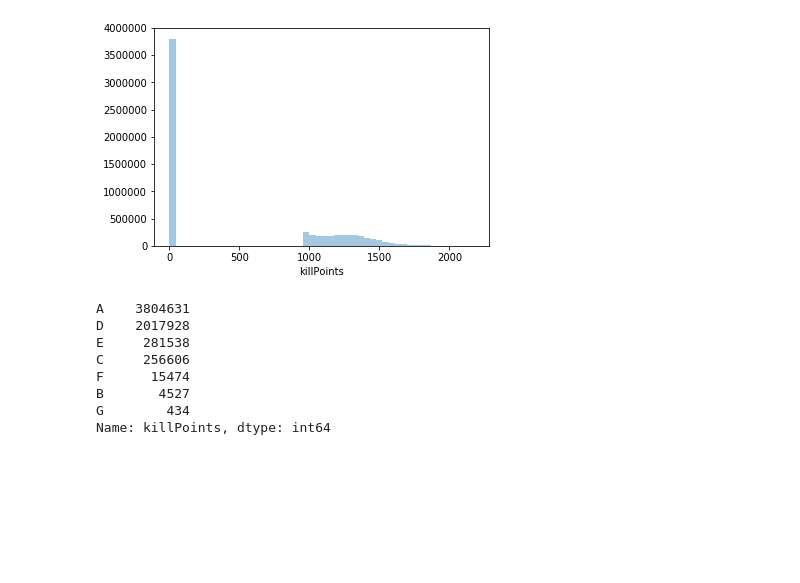
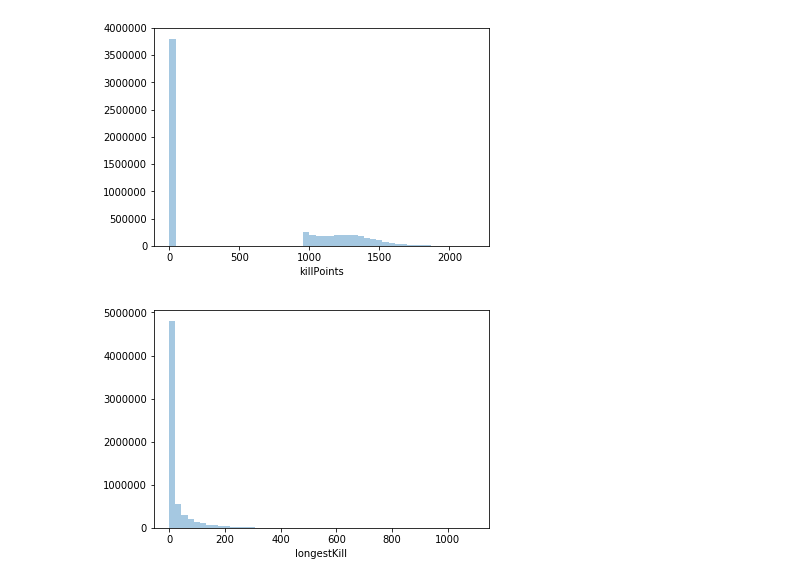
Before and after one commit to chnhgn/Machine-Learning, a Jupyter notebook: code/kaggle/pubg/extract.ipynb, the cells around one changed output. Saved outputs shown, nothing was run; the diff lists cells and outputs as text; code cells hidden in the pictures; blank space fills up the shorter version.

```diff
--- a/code/kaggle/pubg/extract.ipynb
+++ b/code/kaggle/pubg/extract.ipynb
@@ -155,15 +220,20 @@ plt.show()
 bins = [0, 200, 500, 1000, 1500, 1800, 2000, float("inf")]
 labels = ["A", "B", "C", "D", "E", "F", "G"]
 out = pd.cut(df_all.killPoints, bins, labels=labels, include_lowest=True)
-count = pd.value_counts(out)
-print(count)
+df_all.rename(columns={'killPoints':'killPoints1'}, inplace=True)
+df_all = pd.concat([df_all, out], axis=1)
+df_all.drop(['killPoints1'], axis=1, inplace=True)
 # %% [output]
 [figure]
-A    3804631
-D    2017928
-E     281538
-C     256606
-F      15474
-B       4527
-G        434
-Name: killPoints, dtype: int64
+# %%
+# [3]
+sns.distplot(df_all.longestKill, kde=False)
+plt.show()
+bins = [0, 200, 500, 800, 1000, float("inf")]
+labels = ["A", "B", "C", "D", "E"]
+out = pd.cut(df_all.longestKill, bins, labels=labels, include_lowest=True)
+df_all.rename(columns={'longestKill':'longestKill1'}, inplace=True)
+df_all = pd.concat([df_all, out], axis=1)
+df_all.drop(['longestKill1'], axis=1, inplace=True)
+# %% [output]
+[figure, added]
```
Also changed, not shown: parts of 22 cells of this notebook.
